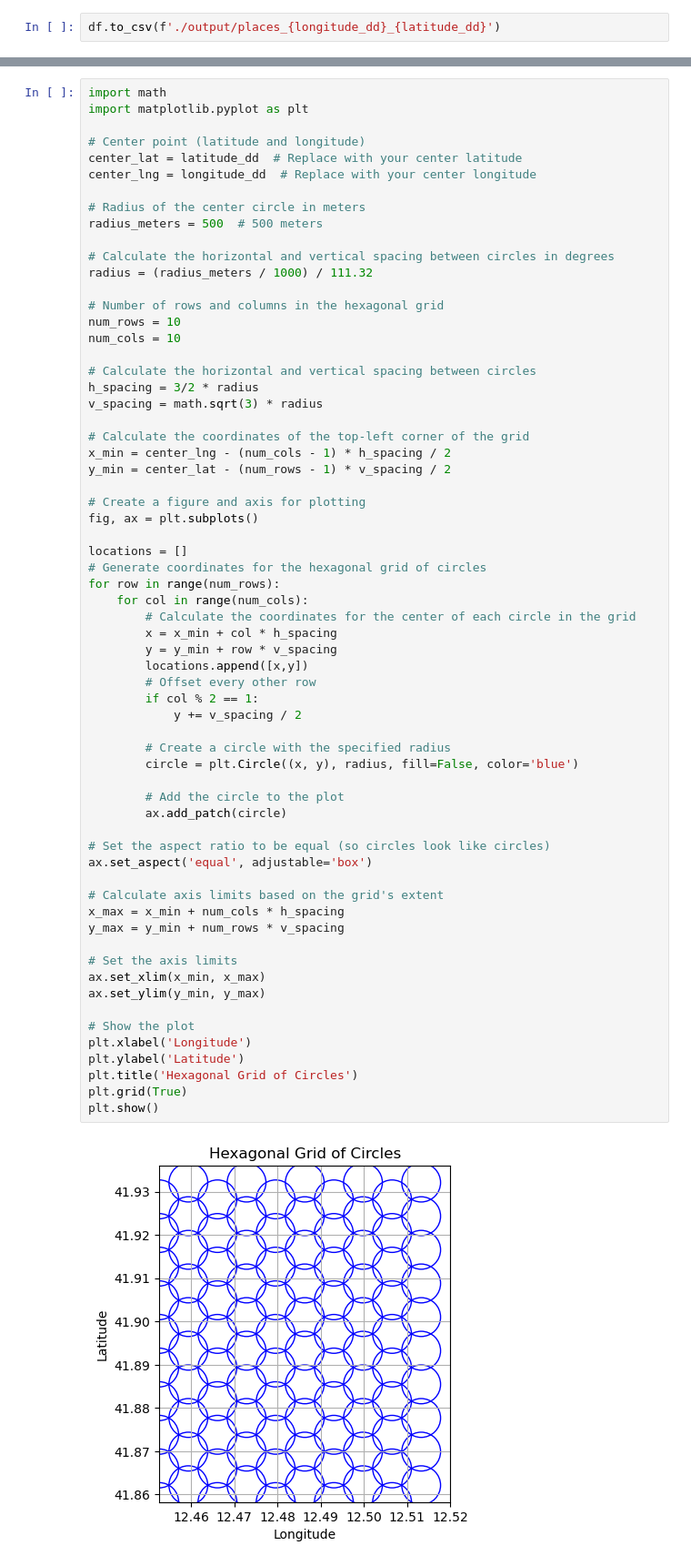
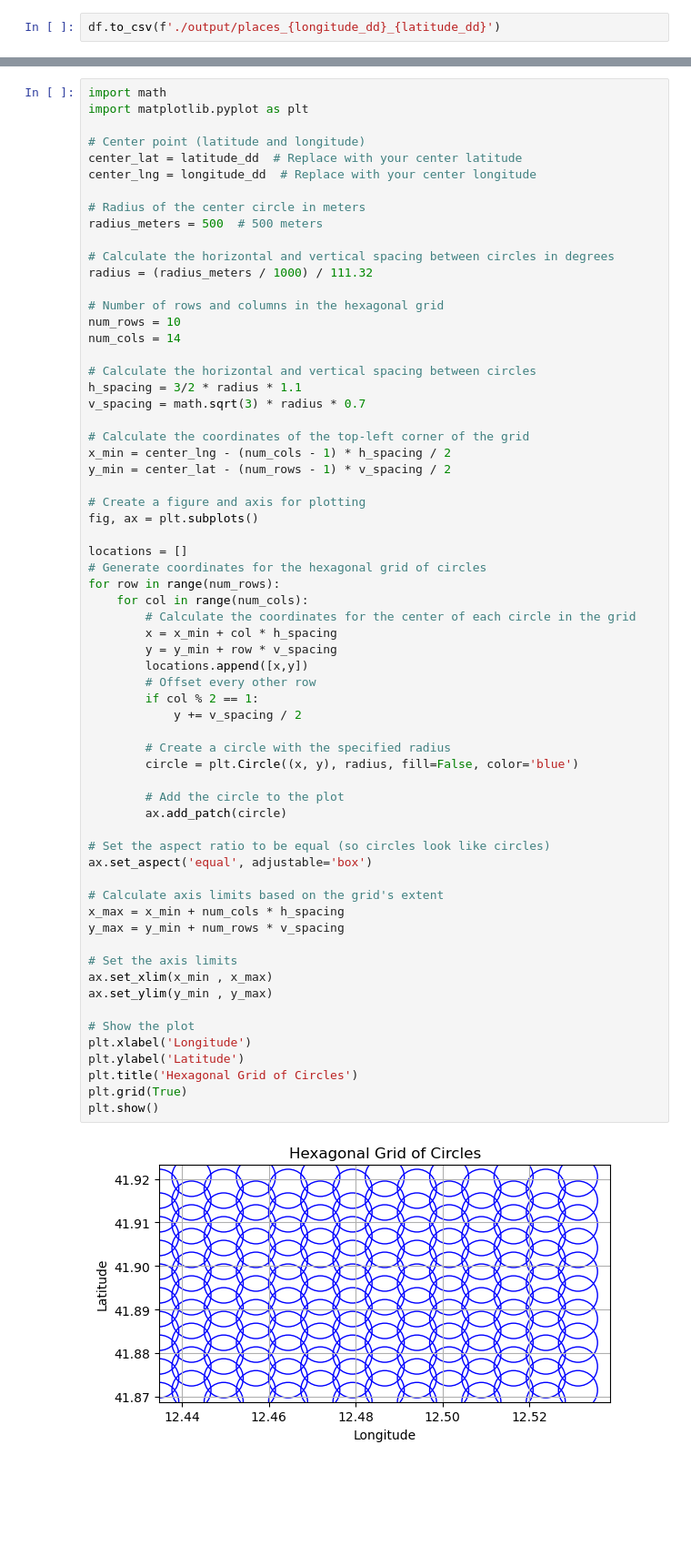
Before and after one commit to KrystianPi/TravelAI, a Jupyter notebook: googlemaps_api.ipynb, the cells around one changed output, grey strips where cells are left out. Shown at 91% size. Saved outputs shown, nothing was run; the diff lists cells and outputs as text; blank space fills up the shorter version.

```diff
--- a/googlemaps_api.ipynb
+++ b/googlemaps_api.ipynb
@@ -152,11 +152,11 @@ radius = (radius_meters / 1000) / 111.32
 
 # Number of rows and columns in the hexagonal grid
 num_rows = 10
-num_cols = 10
+num_cols = 14
 
 # Calculate the horizontal and vertical spacing between circles
-h_spacing = 3/2 * radius
-v_spacing = math.sqrt(3) * radius
+h_spacing = 3/2 * radius * 1.1
+v_spacing = math.sqrt(3) * radius * 0.7
 
 # Calculate the coordinates of the top-left corner of the grid
 x_min = center_lng - (num_cols - 1) * h_spacing / 2
@@ -172,33 +172,33 @@ for row in range(num_rows):
         # Calculate the coordinates for the center of each circle in the grid
         x = x_min + col * h_spacing
         y = y_min + row * v_spacing
         locations.append([x,y])
         # Offset every other row
         if col % 2 == 1:
             y += v_spacing / 2
 
         # Create a circle with the specified radius
         circle = plt.Circle((x, y), radius, fill=False, color='blue')
 
         # Add the circle to the plot
         ax.add_patch(circle)
 
 # Set the aspect ratio to be equal (so circles look like circles)
 ax.set_aspect('equal', adjustable='box')
 
 # Calculate axis limits based on the grid's extent
 x_max = x_min + num_cols * h_spacing
 y_max = y_min + num_rows * v_spacing
 
 # Set the axis limits
-ax.set_xlim(x_min, x_max)
-ax.set_ylim(y_min, y_max)
+ax.set_xlim(x_min , x_max)
+ax.set_ylim(y_min , y_max)
 
 # Show the plot
 plt.xlabel('Longitude')
 plt.ylabel('Latitude')
 plt.title('Hexagonal Grid of Circles')
 plt.grid(True)
 plt.show()
 # %% [output]
-[figure, old version]
+[figure, new version]
```
Also changed, not shown: parts of 3 cells of this notebook.
